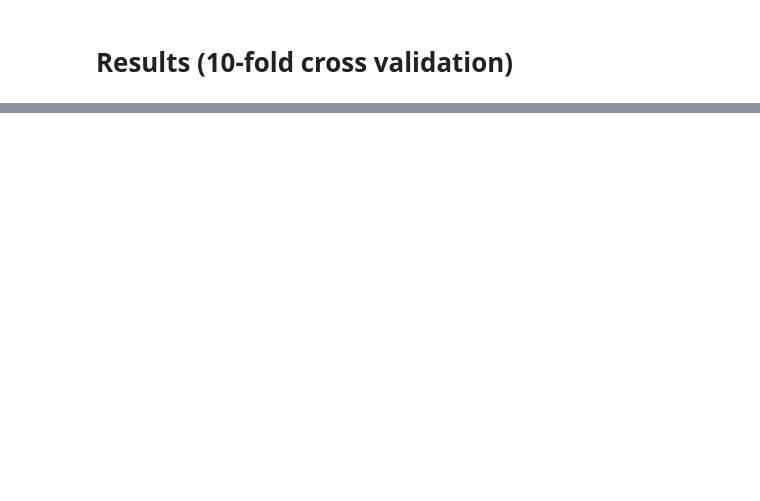
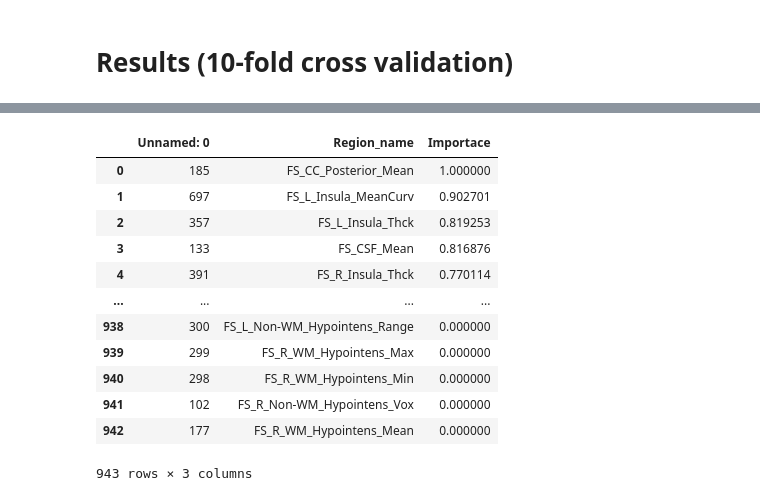
Before and after one commit to maxs-kan/InterpretableNeuroDL, a Jupyter notebook: tabular_data.ipynb, the cells around one changed output, grey strips where cells are left out. Saved outputs shown, nothing was run; the diff lists cells and outputs as text; code cells hidden in the pictures; blank space fills up the shorter version.

```diff
--- a/tabular_data.ipynb
+++ b/tabular_data.ipynb
@@ -372,0 +534,16 @@ fig.show()
+# %%
+pd.read_csv('lin_reg_importance.csv')
+# %% [output]
+|  | Unnamed: 0 | Region_name | Importace |
+| 0 | 185 | FS_CC_Posterior_Mean | 1.000000 |
+| 1 | 697 | FS_L_Insula_MeanCurv | 0.902701 |
+| 2 | 357 | FS_L_Insula_Thck | 0.819253 |
+| 3 | 133 | FS_CSF_Mean | 0.816876 |
+| 4 | 391 | FS_R_Insula_Thck | 0.770114 |
+| ... | ... | ... | ... |
+| 938 | 300 | FS_L_Non-WM_Hypointens_Range | 0.000000 |
+| 939 | 299 | FS_R_WM_Hypointens_Max | 0.000000 |
+| 940 | 298 | FS_R_WM_Hypointens_Min | 0.000000 |
+| 941 | 102 | FS_R_Non-WM_Hypointens_Vox | 0.000000 |
+| 942 | 177 | FS_R_WM_Hypointens_Mean | 0.000000 |
+943 rows × 3 columns
```
Also changed, not shown: parts of 52 cells of this notebook, 3 other files.
